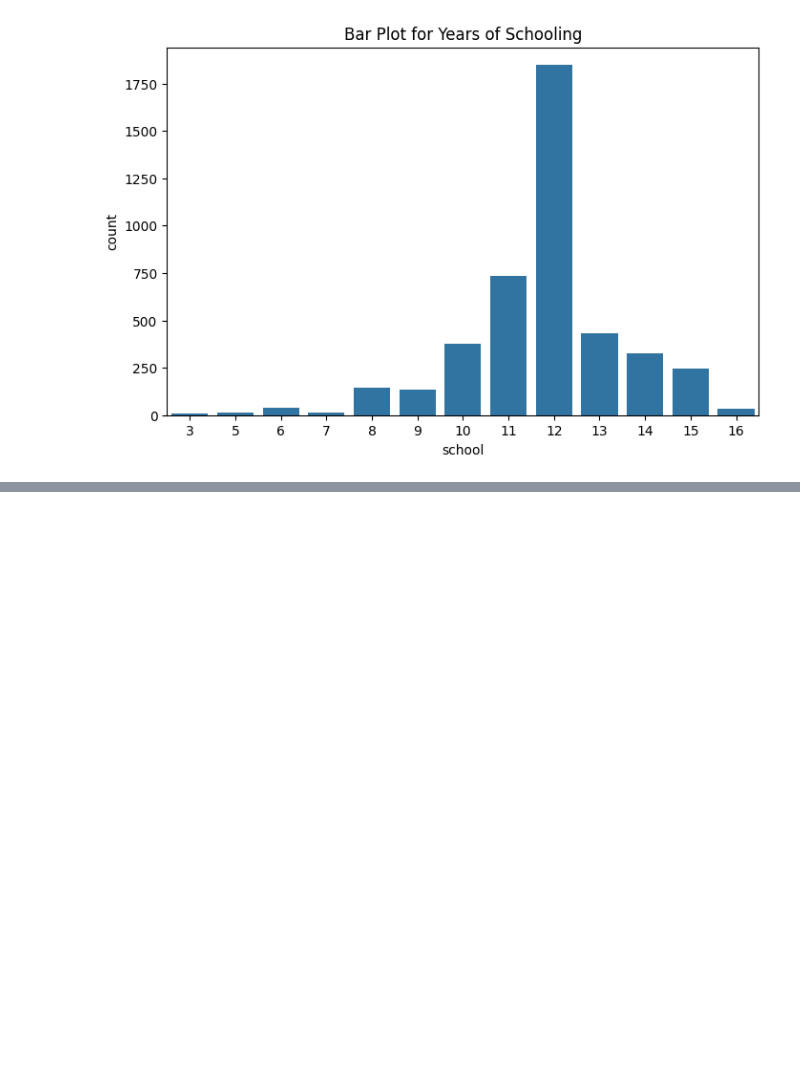
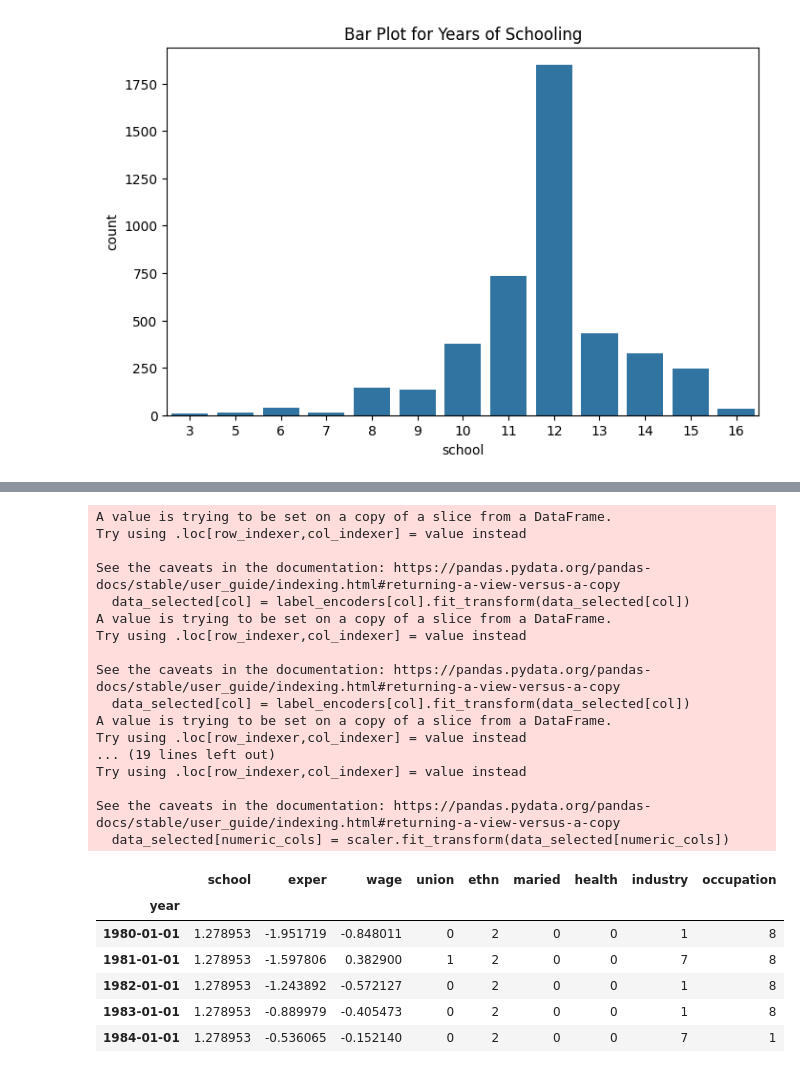
Before and after one commit to NeonHalo17/EDA, a Jupyter notebook: EDA_DA_I.ipynb, the cells around one changed output, grey strips where cells are left out. Cells and saved outputs as stored; diff of their text form; code cells hidden in the pictures; blank space fills up the shorter version.

```diff
--- a/EDA_DA_I.ipynb
+++ b/EDA_DA_I.ipynb
@@ -399,0 +423,38 @@ plt.show()
+# %%
+# Encoding categorical features to numerical
+label_encoders = {col: LabelEncoder() for col in categorical_cols}
+for col in categorical_cols:
+    data_selected[col] = label_encoders[col].fit_transform(data_selected[col])
+
+# Scaling numeric columns
+scaler = StandardScaler()
+numeric_cols = ['school', 'exper', 'wage']
+data_selected[numeric_cols] = scaler.fit_transform(data_selected[numeric_cols])
+
+# Displaying the preprocessed data
+data_selected.head()
+# %% [output]
+A value is trying to be set on a copy of a slice from a DataFrame.
+Try using .loc[row_indexer,col_indexer] = value instead
+
+See the caveats in the documentation: https://pandas.pydata.org/pandas-docs/stable/user_guide/indexing.html#returning-a-view-versus-a-copy
+  data_selected[col] = label_encoders[col].fit_transform(data_selected[col])
+A value is trying to be set on a copy of a slice from a DataFrame.
+Try using .loc[row_indexer,col_indexer] = value instead
+
+See the caveats in the documentation: https://pandas.pydata.org/pandas-docs/stable/user_guide/indexing.html#returning-a-view-versus-a-copy
+  data_selected[col] = label_encoders[col].fit_transform(data_selected[col])
+A value is trying to be set on a copy of a slice from a DataFrame.
+Try using .loc[row_indexer,col_indexer] = value instead
+... (19 lines left out)
+Try using .loc[row_indexer,col_indexer] = value instead
+
+See the caveats in the documentation: https://pandas.pydata.org/pandas-docs/stable/user_guide/indexing.html#returning-a-view-versus-a-copy
+  data_selected[numeric_cols] = scaler.fit_transform(data_selected[numeric_cols])
+|  | school | exper | wage | union | ethn | maried | health | industry | occupation |
+| year |  |  |  |  |  |  |  |  |  |
+| 1980-01-01 | 1.278953 | -1.951719 | -0.848011 | 0 | 2 | 0 | 0 | 1 | 8 |
+| 1981-01-01 | 1.278953 | -1.597806 | 0.382900 | 1 | 2 | 0 | 0 | 7 | 8 |
+| 1982-01-01 | 1.278953 | -1.243892 | -0.572127 | 0 | 2 | 0 | 0 | 1 | 8 |
+| 1983-01-01 | 1.278953 | -0.889979 | -0.405473 | 0 | 2 | 0 | 0 | 1 | 8 |
+| 1984-01-01 | 1.278953 | -0.536065 | -0.152140 | 0 | 2 | 0 | 0 | 7 | 1 |
```
Also changed, not shown: parts of 14 cells of this notebook.
